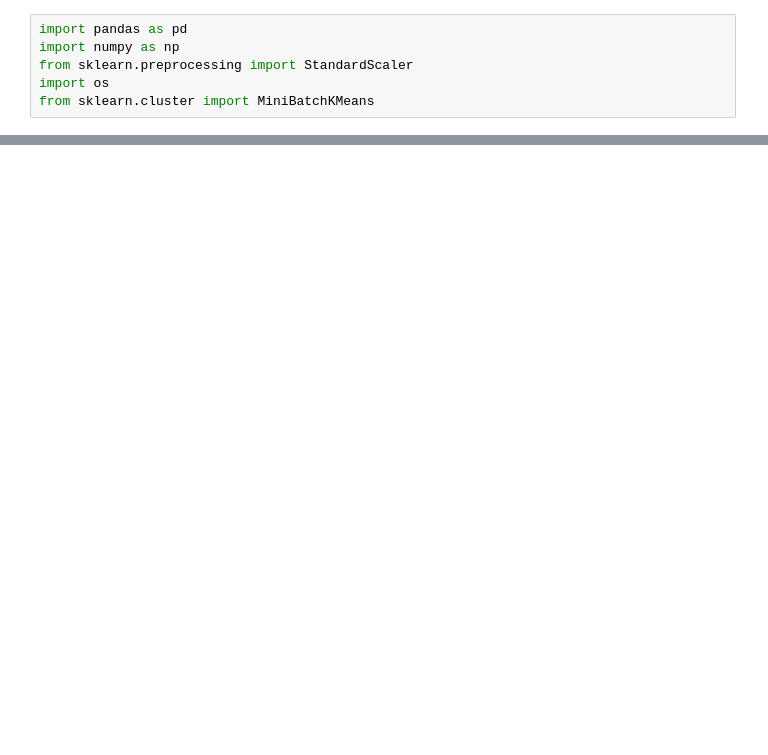
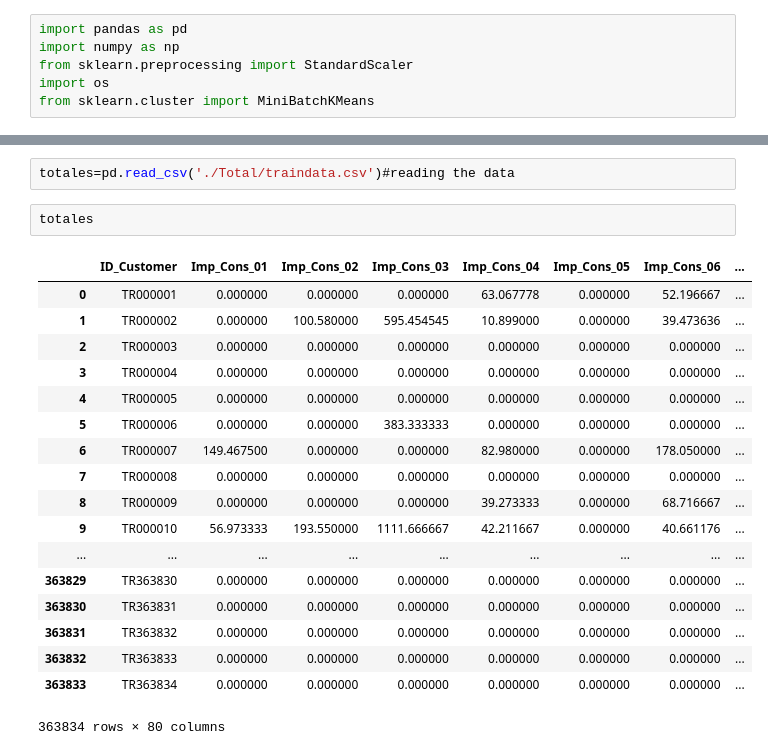
Before and after one commit to ferminlp93/Datathon, a Jupyter notebook: Clean_and_Transform_data.ipynb, the cells around one changed output, grey strips where cells are left out. Drawn from its saved outputs; the diff is of its cells as text; blank space fills up the shorter version.

```diff
--- a/Clean_and_Transform_data.ipynb
+++ b/Clean_and_Transform_data.ipynb
@@ -280,0 +369,23 @@ Saved
+# %%
+totales=pd.read_csv('./Total/traindata.csv')#reading the data
+# %%
+totales
+# %% [output]
+|  | ID_Customer | Imp_Cons_01 | Imp_Cons_02 | Imp_Cons_03 | Imp_Cons_04 | Imp_Cons_05 | Imp_Cons_06 | ... |
+| 0 | TR000001 | 0.000000 | 0.000000 | 0.000000 | 63.067778 | 0.000000 | 52.196667 | ... |
+| 1 | TR000002 | 0.000000 | 100.580000 | 595.454545 | 10.899000 | 0.000000 | 39.473636 | ... |
+| 2 | TR000003 | 0.000000 | 0.000000 | 0.000000 | 0.000000 | 0.000000 | 0.000000 | ... |
+| 3 | TR000004 | 0.000000 | 0.000000 | 0.000000 | 0.000000 | 0.000000 | 0.000000 | ... |
+| 4 | TR000005 | 0.000000 | 0.000000 | 0.000000 | 0.000000 | 0.000000 | 0.000000 | ... |
+| 5 | TR000006 | 0.000000 | 0.000000 | 383.333333 | 0.000000 | 0.000000 | 0.000000 | ... |
+| 6 | TR000007 | 149.467500 | 0.000000 | 0.000000 | 82.980000 | 0.000000 | 178.050000 | ... |
+| 7 | TR000008 | 0.000000 | 0.000000 | 0.000000 | 0.000000 | 0.000000 | 0.000000 | ... |
+| 8 | TR000009 | 0.000000 | 0.000000 | 0.000000 | 39.273333 | 0.000000 | 68.716667 | ... |
+| 9 | TR000010 | 56.973333 | 193.550000 | 1111.666667 | 42.211667 | 0.000000 | 40.661176 | ... |
+| ... | ... | ... | ... | ... | ... | ... | ... | ... |
+| 363829 | TR363830 | 0.000000 | 0.000000 | 0.000000 | 0.000000 | 0.000000 | 0.000000 | ... |
+| 363830 | TR363831 | 0.000000 | 0.000000 | 0.000000 | 0.000000 | 0.000000 | 0.000000 | ... |
+| 363831 | TR363832 | 0.000000 | 0.000000 | 0.000000 | 0.000000 | 0.000000 | 0.000000 | ... |
+| 363832 | TR363833 | 0.000000 | 0.000000 | 0.000000 | 0.000000 | 0.000000 | 0.000000 | ... |
+| 363833 | TR363834 | 0.000000 | 0.000000 | 0.000000 | 0.000000 | 0.000000 | 0.000000 | ... |
+363834 rows × 80 columns
```
Also changed, not shown: parts of 3 cells of this notebook.
